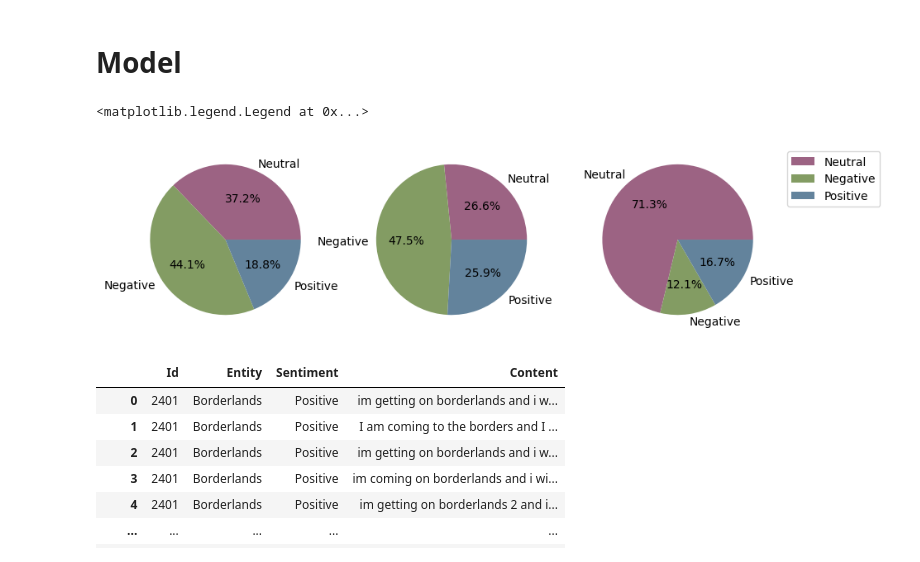
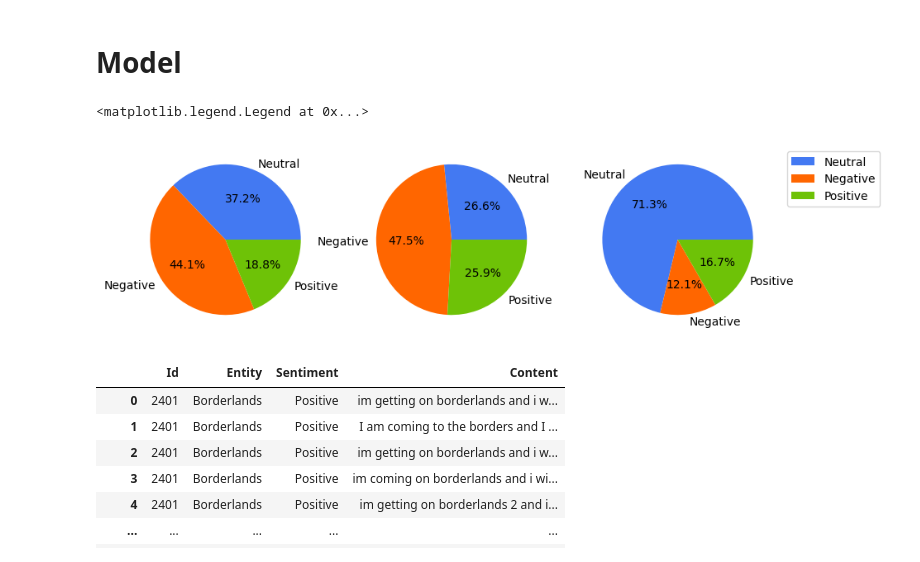
Before and after one commit to rudrapatel001/Prodigy-Infotech, a Jupyter notebook: PRODIGY_DS_04.ipynb, the cells around one changed output. Cells and saved outputs as stored; diff of their text form; code cells hidden in the pictures.

```diff
--- a/PRODIGY_DS_04.ipynb
+++ b/PRODIGY_DS_04.ipynb
@@ -21,5 +21,5 @@ warnings.filterwarnings('ignore')
 import os
 # %%
 col=['Id' , 'Entity' , 'Sentiment' , 'Content']
-df_train=pd.read_csv("Datasets used in tasks/task-4/twitter_training.csv" , names=col)
+df_train=pd.read_csv("twitter_training.csv" , names=col)
 # %%
@@ -223,22 +223,22 @@ Name: count, dtype: int64
 # %%
 plt.figure(figsize=(10,5))
 
 y=['Neutral' , 'Negative' , 'Positive']
-color=['#9C6383' , '#839C63' , '#63839C']
+color=['#4379F2' , '#FF6600' , '#6EC207']
 
 plt.subplot(1,3,1)
 plt.pie(sentiment_by_entity[:3] , labels=y , autopct='%0.1f%%' , textprops={'fontsize':10} , colors=color)
 
 plt.subplot(1,3,2)
 plt.pie(sentiment_by_entity[3:6] , labels=y , autopct='%0.1f%%' , textprops={'fontsize':10} , colors=color)
 
 plt.subplot(1,3,3)
 plt.pie(sentiment_by_entity[6:] , labels=y , autopct='%0.1f%%' , textprops={'fontsize':10} , colors=color)
 
 plt.legend(bbox_to_anchor=(1.05, 1), loc='upper left' , fontsize="10")
 # %% [output]
 <matplotlib.legend.Legend at 0x...>
-[figure, old version]
+[figure, new version]
 # %%
 df_train
 # %% [output]
```
Also changed, not shown: parts of 2 cells of this notebook.
